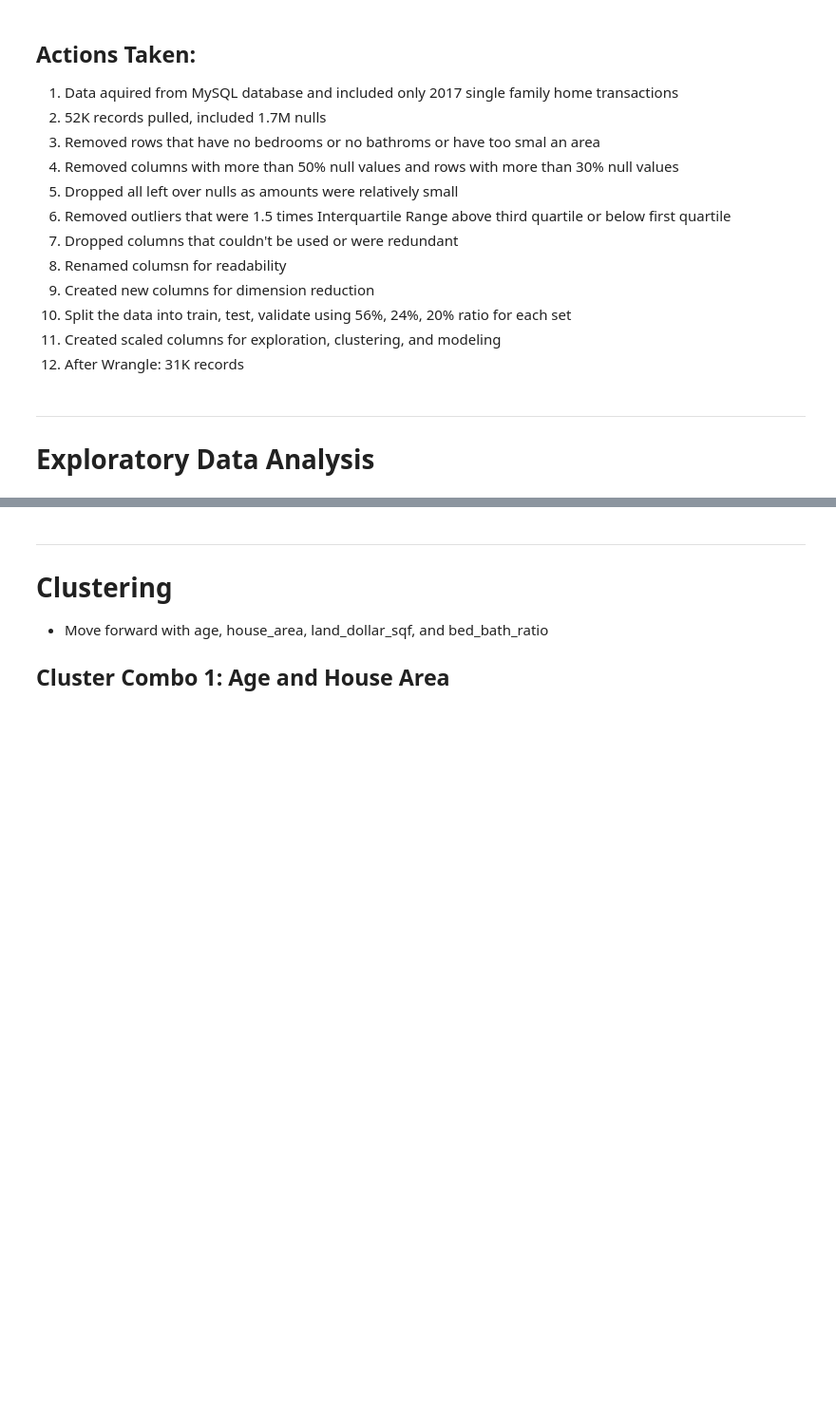
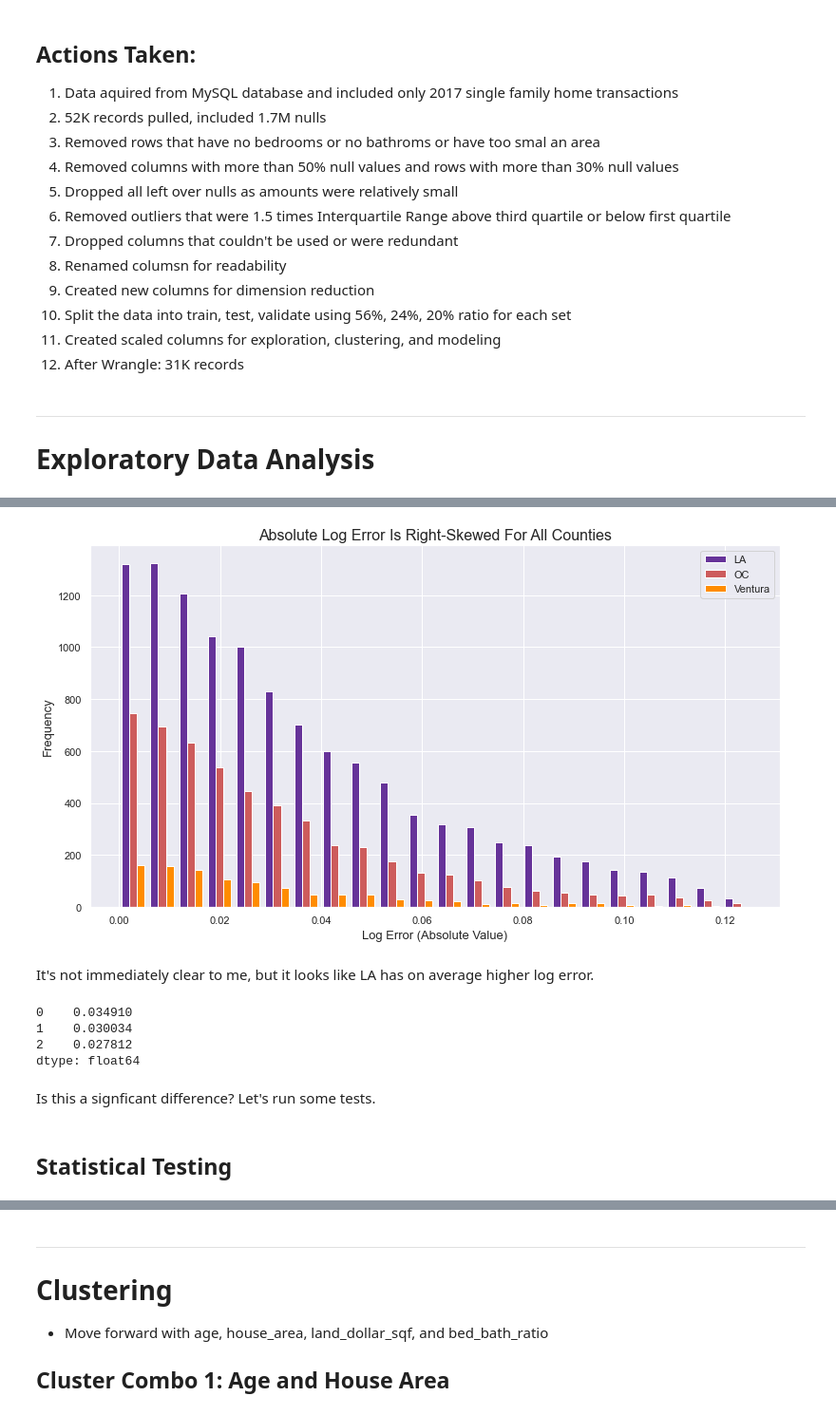
Before and after one commit to HopperTeam6/Zillow_Clustering_Project, a Jupyter notebook: zillow_clustering_report.ipynb, the cells around one changed output, grey strips where cells are left out. Shown: that part at 95% size. Cells and saved outputs as stored; diff of their text form; code cells hidden in the pictures; blank space fills up the shorter version.

```diff
--- a/zillow_clustering_report.ipynb
+++ b/zillow_clustering_report.ipynb
@@ -95,0 +114,5 @@ df, train, validate, test, train_scaled, validate_scaled, test_scaled = prepare.
+# %%
+#assign variables to respective county data
+LA = train[train.county == 'LA']
+OC = train[train.county == 'OC']
+ventura = train[train.county == 'Ventura']
@@ -95,0 +124,20 @@ df, train, validate, test, train_scaled, validate_scaled, test_scaled = prepare.
+# %%
+#visualize distribution target variable across different counties
+explore.juxtapose_distributions(LA, OC, ventura)
+# %% [output]
+[figure, added]
+# %% [markdown]
+It's not immediately clear to me, but it looks like LA has on average higher log error.
+# %%
+#juxtapose county logerror averages
+juxt = pd.Series([LA.logerror_abs.mean(), OC.logerror_abs.mean(), ventura.logerror_abs.mean()])
+juxt
+# %% [output]
+0    0.034910
+1    0.030034
+2    0.027812
+dtype: float64
+# %% [markdown]
+Is this a signficant difference? Let's run some tests.
+# %% [markdown]
+## Statistical Testing
```
Also changed, not shown: parts of 41 cells of this notebook.
